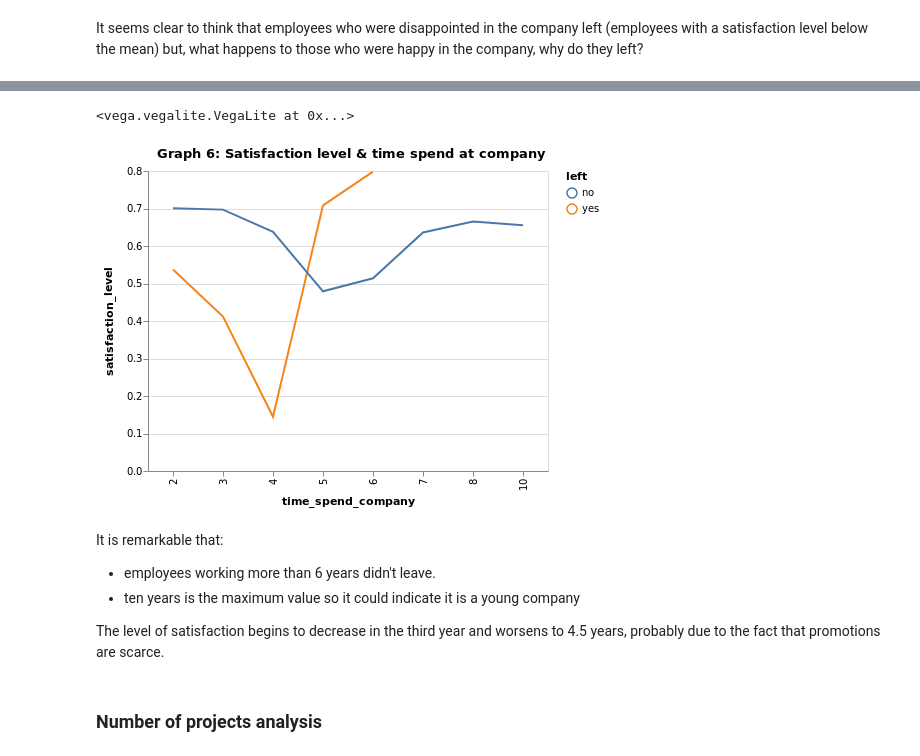
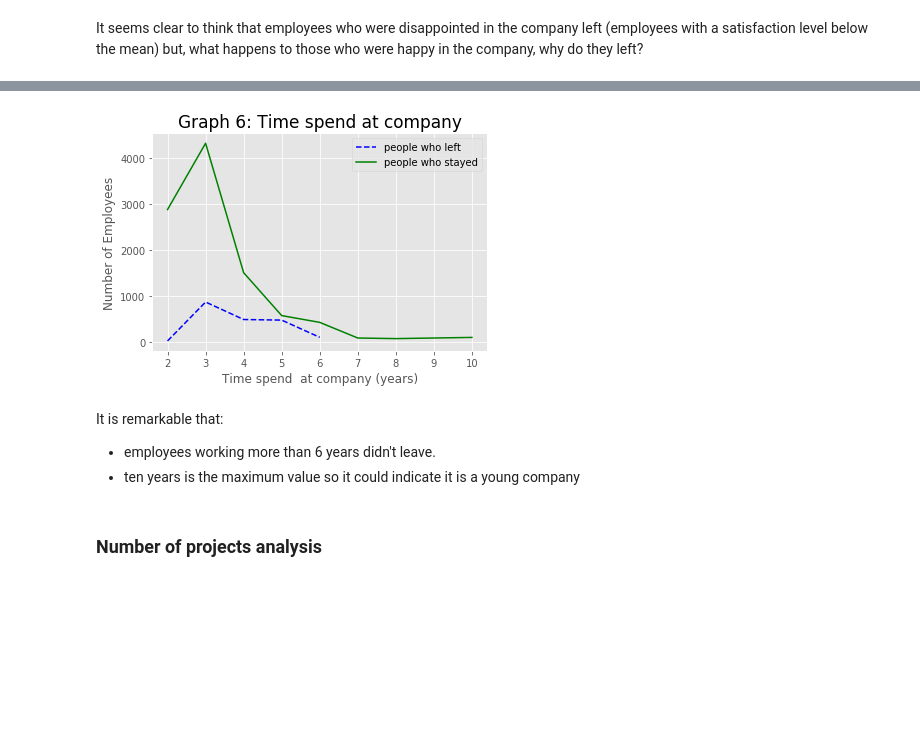
Before and after one commit to MariaGamero/TFM-ReasonsforEmployeeTurnover, a Jupyter notebook: 0.DataScrubbing.ipynb, the cells around one changed output, grey strips where cells are left out. Drawn from its saved outputs; the diff is of its cells as text; code cells hidden in the pictures; blank space fills up the shorter version.

```diff
--- a/0.DataScrubbing.ipynb
+++ b/0.DataScrubbing.ipynb
@@ -431,28 +412,19 @@ satisfaction_level_by_time_at_company.sample(5)
-# %%
-#legend
-satisfaction_level_by_time_at_company['left']=satisfaction_level_by_time_at_company['left'].map({0:'no',1:'yes'})
-
-#Graph:
-evolution =alt.Chart(satisfaction_level_by_time_at_company).mark_line().encode(
-    x="time_spend_company:N",
-    y="satisfaction_level:Q",
-    color="left:N"
-).properties(
-    title="Graph 6: Satisfaction level & time spend at company",
-    width=400
-).interactive()
-
-evolution
-# %% [output]
-<vega.vegalite.VegaLite at 0x...>
-[figure, removed]
+# %%
+#Graph:
+plt.plot(people_who_leave.groupby('time_spend_company')['left'].count(),'b--',label='people who left')
+plt.plot(people_who_stay.groupby('time_spend_company')['left'].count(),'green',label='people who stayed')
+plt.ylabel('Number of Employees')
+plt.xlabel('Time spend  at company (years)')
+plt.legend()
+plt.title('Graph 6: Time spend at company', fontsize = 17)
+plt.show()
+# %% [output]
+[figure, added]
 # %% [markdown]
 It is remarkable that:
 
 * employees working more than 6 years didn't leave.
 * ten years is the maximum value so it could indicate it is a young company
-
-The level of satisfaction begins to decrease in the third year and worsens to 4.5 years, probably due to the fact that promotions are scarce.
 # %% [markdown]
 ### Number of projects analysis
 # %%
```
Also changed, not shown: parts of 15 cells of this notebook.
